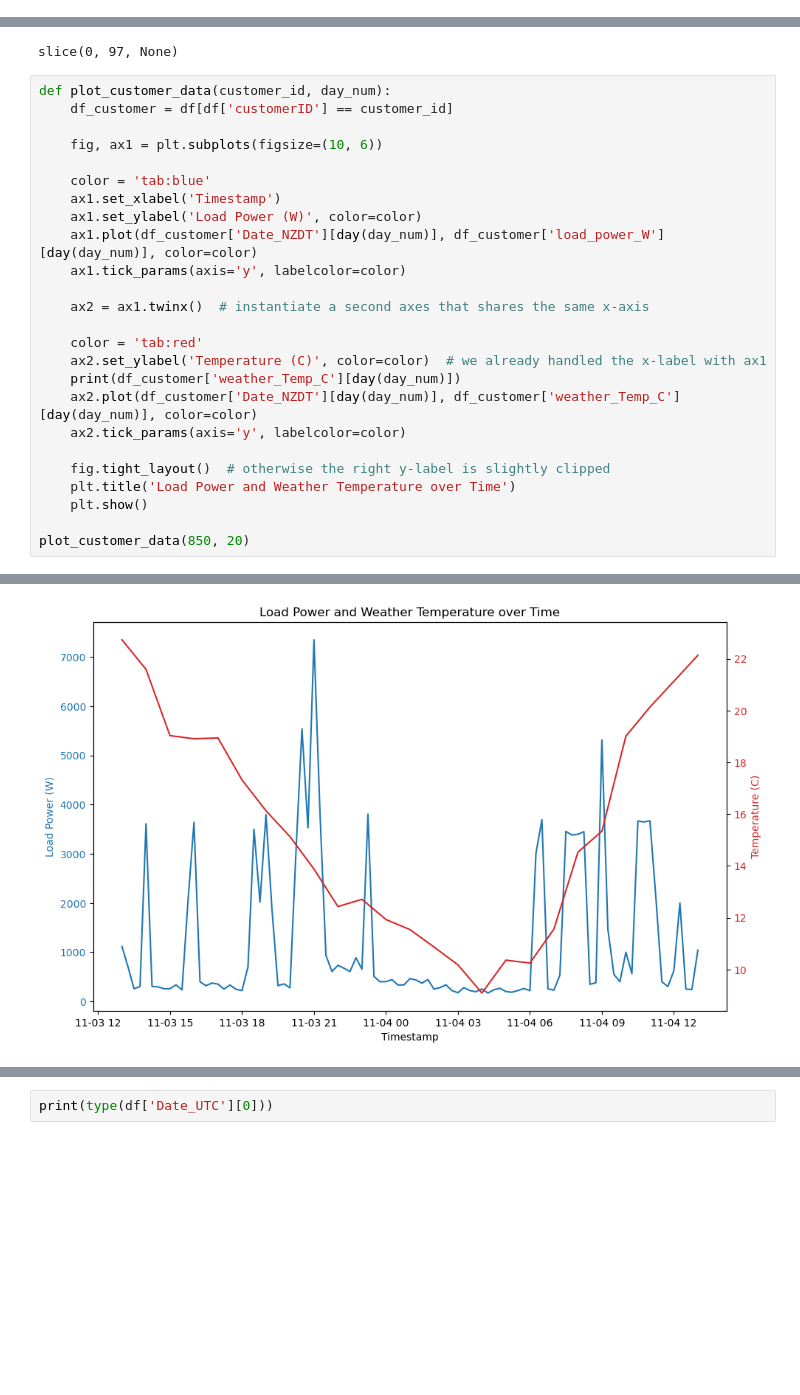
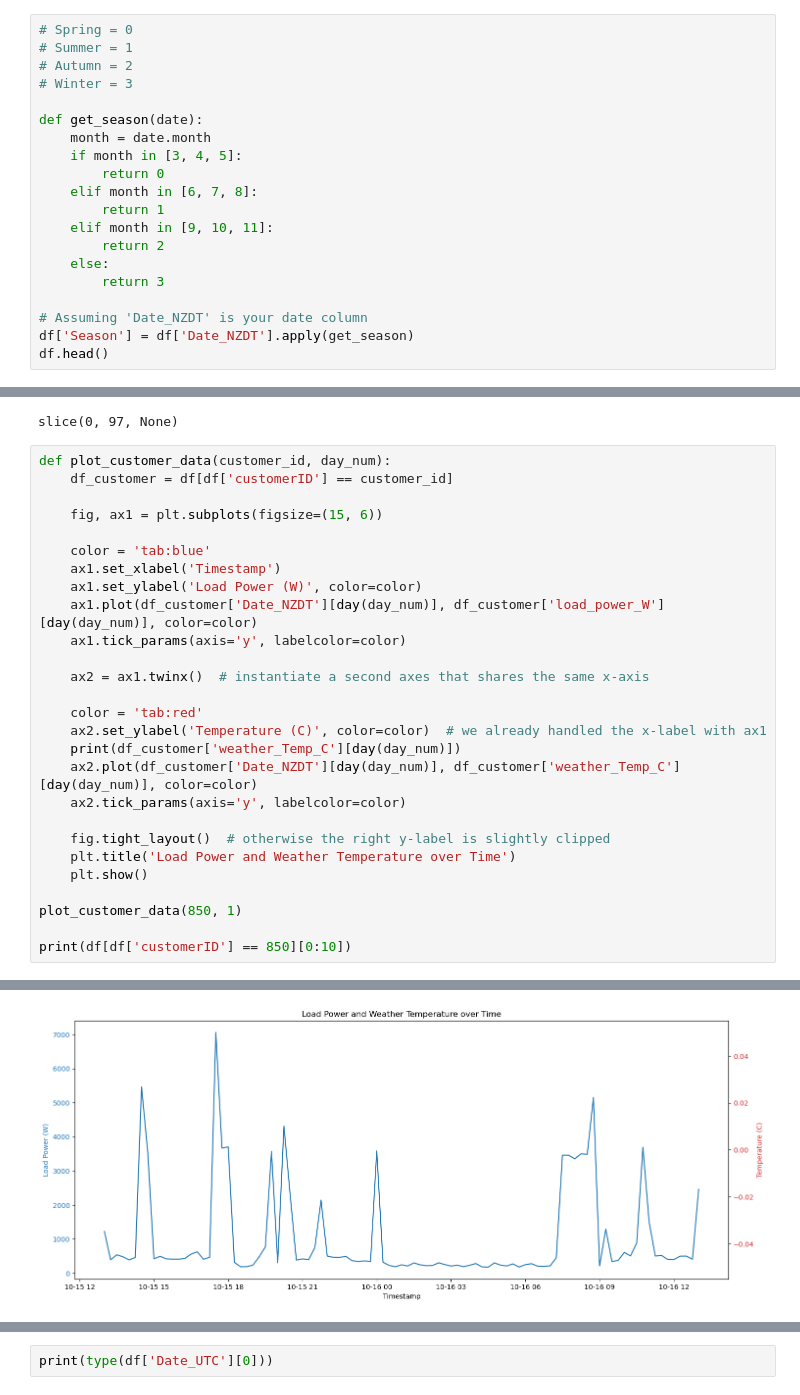
Before and after one commit to jhaworth21/HackSheffield8, a Jupyter notebook: main/notebook.ipynb, the cells around one changed output, grey strips where cells are left out. Cells and saved outputs as stored; diff of their text form; blank space fills up the shorter version.

```diff
--- a/main/notebook.ipynb
+++ b/main/notebook.ipynb
@@ -94,0 +33,20 @@ plt.show()
+# %%
+# Spring = 0
+# Summer = 1
+# Autumn = 2
+# Winter = 3
+
+def get_season(date):
+    month = date.month
+    if month in [3, 4, 5]:
+        return 0
+    elif month in [6, 7, 8]:
+        return 1
+    elif month in [9, 10, 11]:
+        return 2
+    else:
+        return 3
+
+# Assuming 'Date_NZDT' is your date column
+df['Season'] = df['Date_NZDT'].apply(get_season)
+df.head()
@@ -103,7 +68,7 @@ slice(0, 97, None)
 def plot_customer_data(customer_id, day_num):
     df_customer = df[df['customerID'] == customer_id]
 
-    fig, ax1 = plt.subplots(figsize=(10, 6))
+    fig, ax1 = plt.subplots(figsize=(15, 6))
 
     color = 'tab:blue'
     ax1.set_xlabel('Timestamp')
@@ -123,5 +88,7 @@ def plot_customer_data(customer_id, day_num):
     plt.title('Load Power and Weather Temperature over Time')
     plt.show()
 
-plot_customer_data(850, 20)
+plot_customer_data(850, 1)
+
+print(df[df['customerID'] == 850][0:10])
 # %% [output]
@@ -139,2 +106,2 @@ plot_customer_data(850, 20)
 Name: weather_Temp_C, Length: 97, dtype: float64
-[figure, old version]
+[figure, new version]
```
Also changed, not shown: parts of 8 cells of this notebook.
